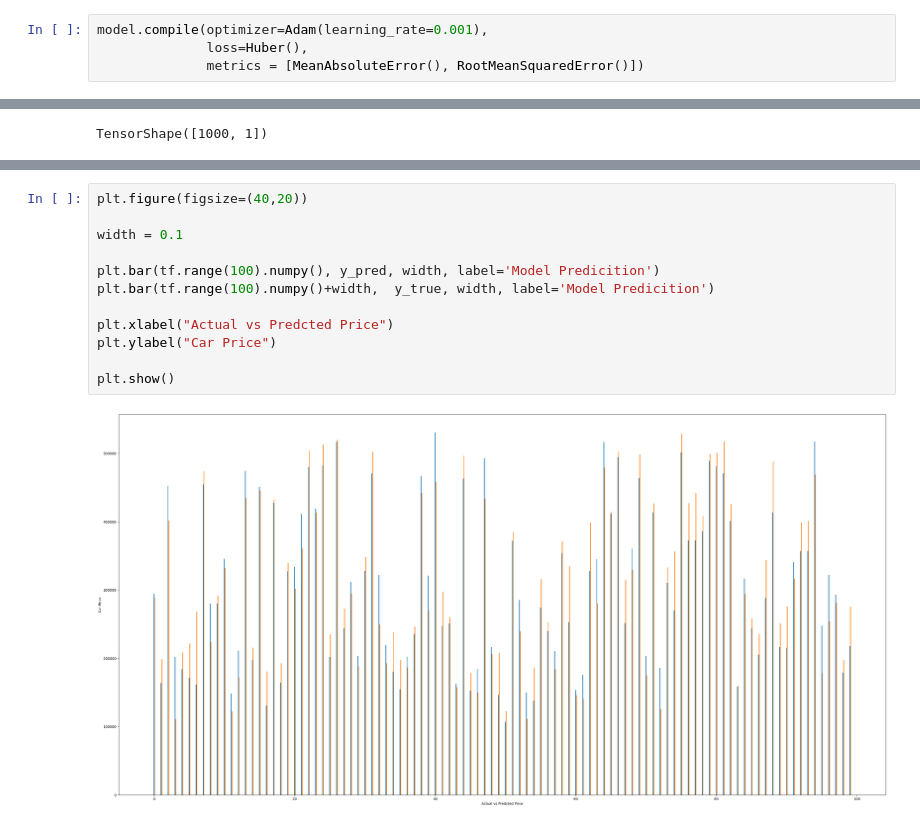
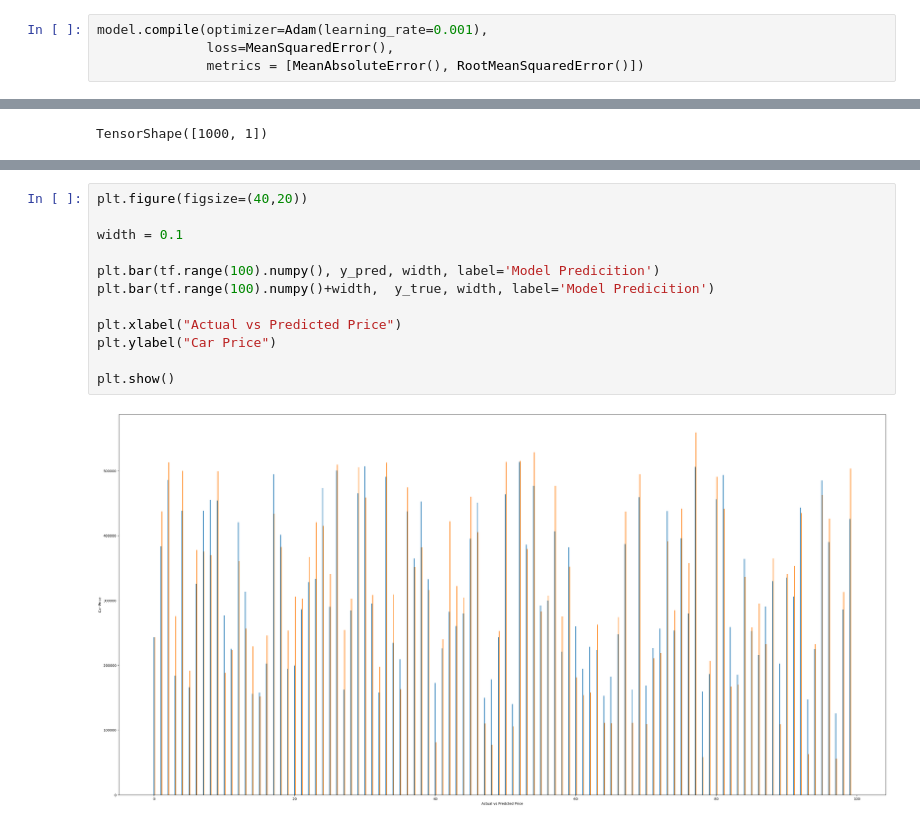
Before and after one commit to eubielaraujo/LinearRegressionSecondHandCarsPrice, a Jupyter notebook: Linear_Regression_Predicting_Price_of_Second_Hand_Cars.ipynb, the cells around one changed output, grey strips where cells are left out. Cells and saved outputs as stored; diff of their text form.

```diff
--- a/Linear_Regression_Predicting_Price_of_Second_Hand_Cars.ipynb
+++ b/Linear_Regression_Predicting_Price_of_Second_Hand_Cars.ipynb
@@ -131,7 +135,7 @@ tf.keras.utils.plot_model(
 [figure]
 # %%
 model.compile(optimizer=Adam(learning_rate=0.001),
-              loss=Huber(),
+              loss=MeanSquaredError(),
               metrics = [MeanAbsoluteError(), RootMeanSquaredError()])
 # %%
 y.shape
@@ -244,14 +250,14 @@ print(y_true)
 # %%
 plt.figure(figsize=(40,20))
 
 width = 0.1
 
 plt.bar(tf.range(100).numpy(), y_pred, width, label='Model Predicition')
 plt.bar(tf.range(100).numpy()+width,  y_true, width, label='Model Predicition')
 
-plt.xlabel("Actual vs Predcted Price")
+plt.xlabel("Actual vs Predicted Price")
 plt.ylabel("Car Price")
 
 plt.show()
 # %% [output]
-[figure, old version]
+[figure, new version]
```
Also changed, not shown: parts of 16 cells of this notebook.
